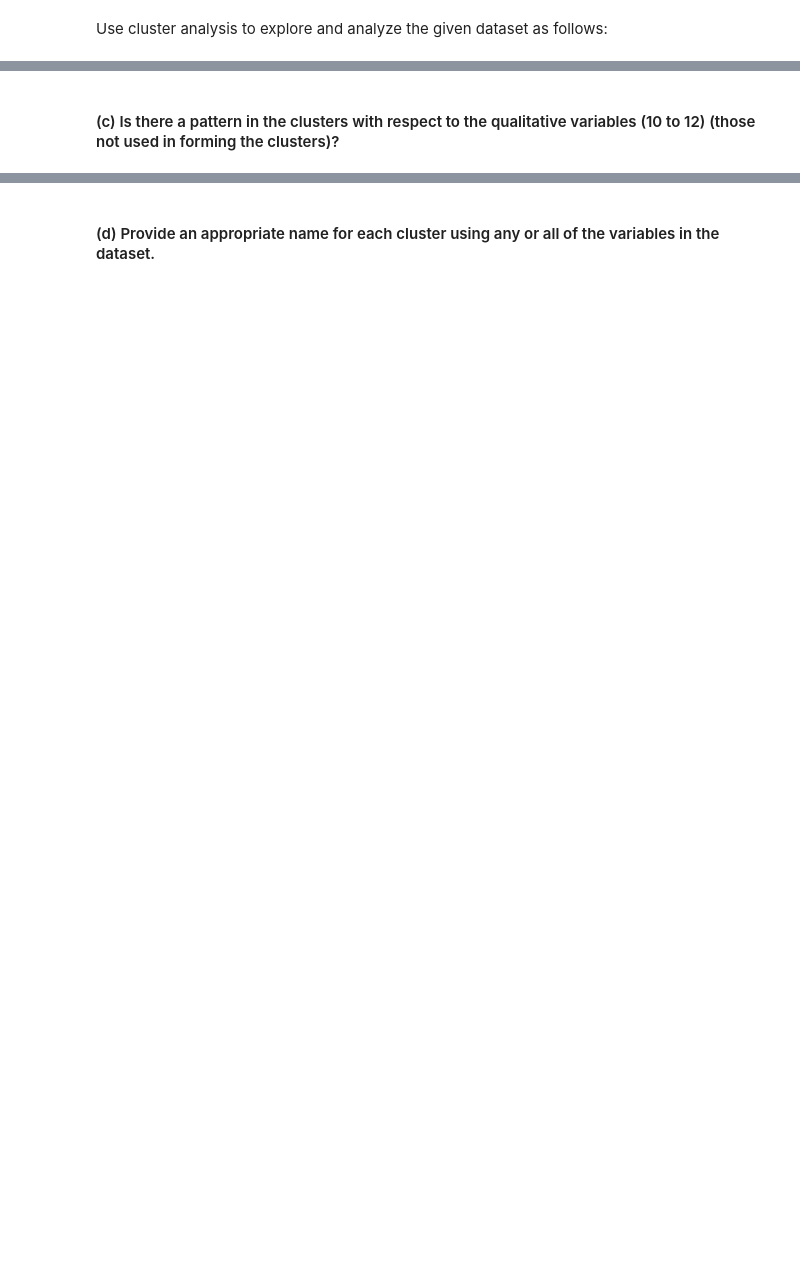
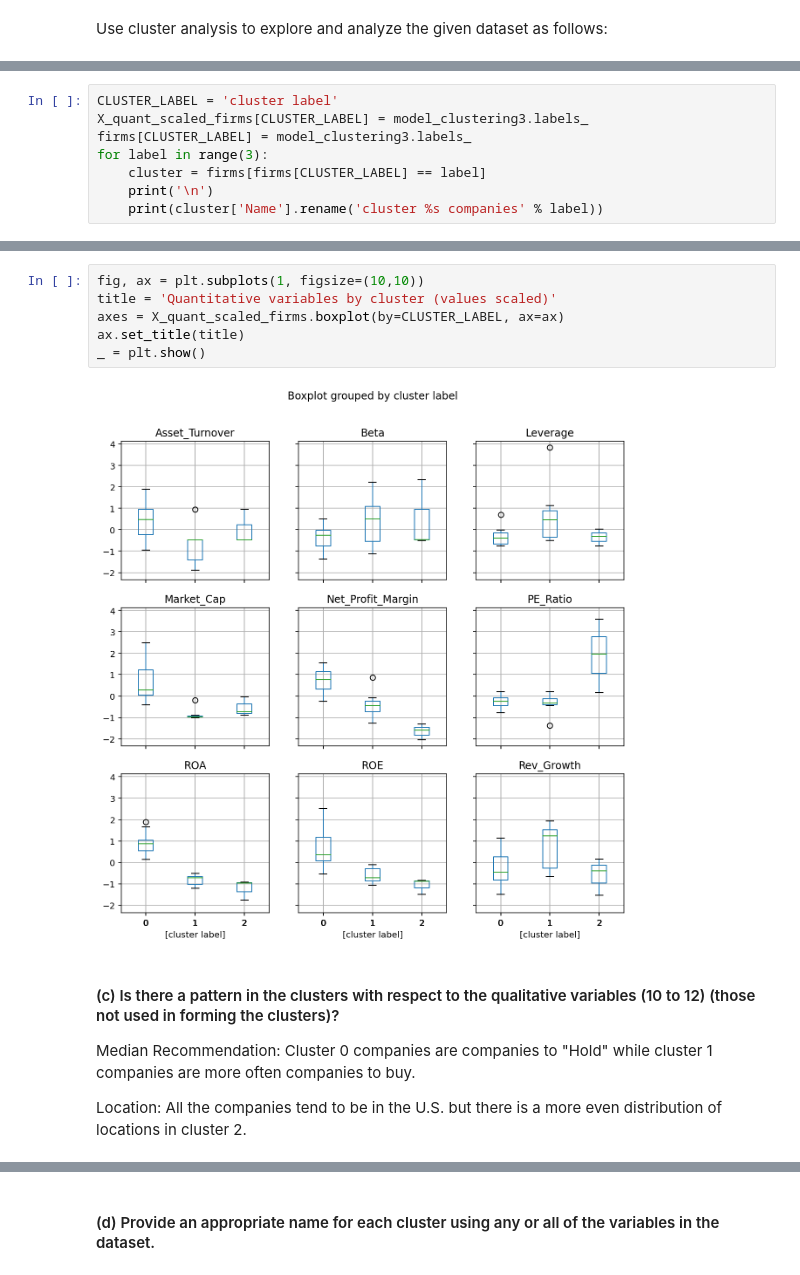
Before and after one commit to aberke/mit-stats-15.077, a Jupyter notebook: pset-7/pset7.ipynb, the cells around one changed output, grey strips where cells are left out. Cells and saved outputs as stored; diff of their text form; blank space fills up the shorter version.

```diff
--- a/pset-7/pset7.ipynb
+++ b/pset-7/pset7.ipynb
@@ -198,0 +281,8 @@ Use cluster analysis to explore and analyze the given dataset as follows:
+# %%
+CLUSTER_LABEL = 'cluster label'
+X_quant_scaled_firms[CLUSTER_LABEL] = model_clustering3.labels_
+firms[CLUSTER_LABEL] = model_clustering3.labels_
+for label in range(3):
+    cluster = firms[firms[CLUSTER_LABEL] == label]
+    print('\n')
+    print(cluster['Name'].rename('cluster %s companies' % label))
@@ -199,2 +324,17 @@ Use cluster analysis to explore and analyze the given dataset as follows:
+# %%
+fig, ax = plt.subplots(1, figsize=(10,10))
+title = 'Quantitative variables by cluster (values scaled)'
+axes = X_quant_scaled_firms.boxplot(by=CLUSTER_LABEL, ax=ax)
+ax.set_title(title)
+_ = plt.show()
+# %% [output]
+[figure, added]
 # %% [markdown]
 #### (c) Is there a pattern in the clusters with respect to the qualitative variables (10 to 12) (those not used in forming the clusters)?
+
+Median Recommendation:
+Cluster 0 companies are companies to "Hold" while cluster 1 companies are more often companies to buy.
+
+
+Location:
+All the companies tend to be in the U.S. but there is a more even distribution of locations in cluster 2.
```
Also changed, not shown: parts of 16 cells of this notebook.
